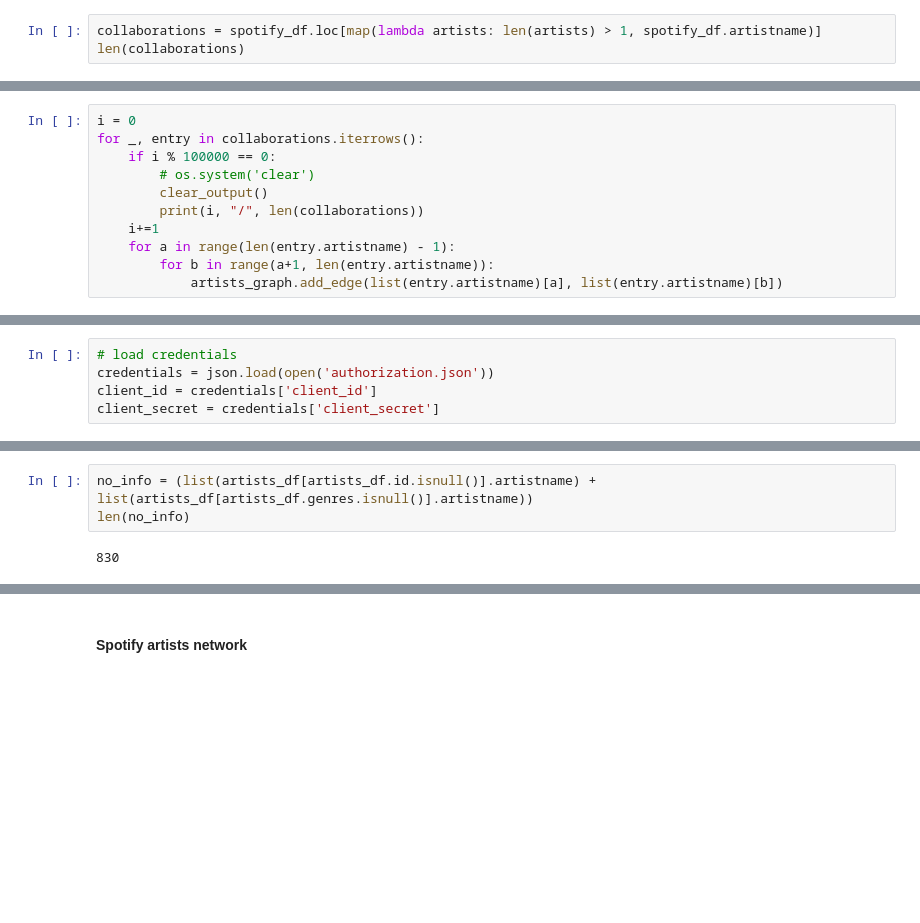
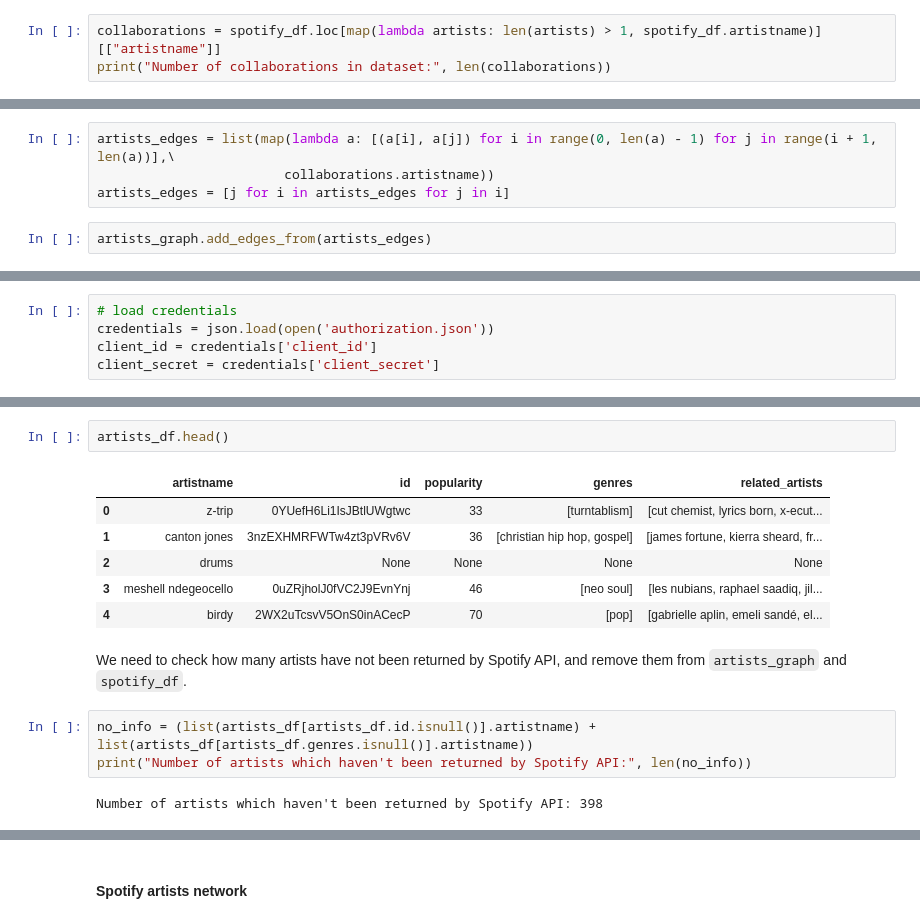
Before and after one commit to bakos97/Final-project-Social-Graphs, a Jupyter notebook: notebooks/preprocess_dataset.ipynb, the cells around one changed output, grey strips where cells are left out. Saved outputs shown, nothing was run; the diff lists cells and outputs as text; blank space fills up the shorter version.

```diff
--- a/notebooks/preprocess_dataset.ipynb
+++ b/notebooks/preprocess_dataset.ipynb
@@ -154,4 +178,4 @@ We extract the collaborations from the spotify dataset, where we have a collabor
 # %%
-collaborations = spotify_df.loc[map(lambda artists: len(artists) > 1, spotify_df.artistname)]
-len(collaborations)
+collaborations = spotify_df.loc[map(lambda artists: len(artists) > 1, spotify_df.artistname)][["artistname"]]
+print("Number of collaborations in dataset:", len(collaborations))
 # %% [output]
@@ -161,11 +184,0 @@ Each artist should de connected according to their collaborations.
-# %%
-i = 0
-for _, entry in collaborations.iterrows():
-    if i % 100000 == 0:
-        # os.system('clear')
-        clear_output()
-        print(i, "/", len(collaborations))
-    i+=1
-    for a in range(len(entry.artistname) - 1):
-        for b in range(a+1, len(entry.artistname)):
-            artists_graph.add_edge(list(entry.artistname)[a], list(entry.artistname)[b])
@@ -174,3 +185,9 @@ for _, entry in collaborations.iterrows():
+# %%
+artists_edges = list(map(lambda a: [(a[i], a[j]) for i in range(0, len(a) - 1) for j in range(i + 1, len(a))],\
+                        collaborations.artistname))
+artists_edges = [j for i in artists_edges for j in i]
+# %%
+artists_graph.add_edges_from(artists_edges)
 # %% [markdown]
 ### Artists' collaboration network
 # %% [markdown]
@@ -274,8 +294,19 @@ for _, artist in artists_df.iterrows():
+# %%
+artists_df.head()
+# %% [output]
+|  | artistname | id | popularity | genres | related_artists |
+| 0 | z-trip | 0YUefH6Li1IsJBtlUWgtwc | 33 | [turntablism] | [cut chemist, lyrics born, x-ecut... |
+| 1 | canton jones | 3nzEXHMRFWTw4zt3pVRv6V | 36 | [christian hip hop, gospel] | [james fortune, kierra sheard, fr... |
+| 2 | drums | None | None | None | None |
+| 3 | meshell ndegeocello | 0uZRjholJ0fVC2J9EvnYnj | 46 | [neo soul] | [les nubians, raphael saadiq, jil... |
+| 4 | birdy | 2WX2uTcsvV5OnS0inACecP | 70 | [pop] | [gabrielle aplin, emeli sandé, el... |
+# %% [markdown]
+We need to check how many artists have not been returned by Spotify API, and remove them from `artists_graph` and `spotify_df`.
 # %%
 no_info = (list(artists_df[artists_df.id.isnull()].artistname) + list(artists_df[artists_df.genres.isnull()].artistname))
-len(no_info)
+print("Number of artists which haven't been returned by Spotify API:", len(no_info))
 # %% [output]
-830
+Number of artists which haven't been returned by Spotify API: 398
 # %%
 artists_graph = nx.Graph(artists_graph) # unfreeze the graph
 artists_graph.remove_nodes_from(list(no_info))
```
Also changed, not shown: parts of 88 cells of this notebook, 3 other files.
